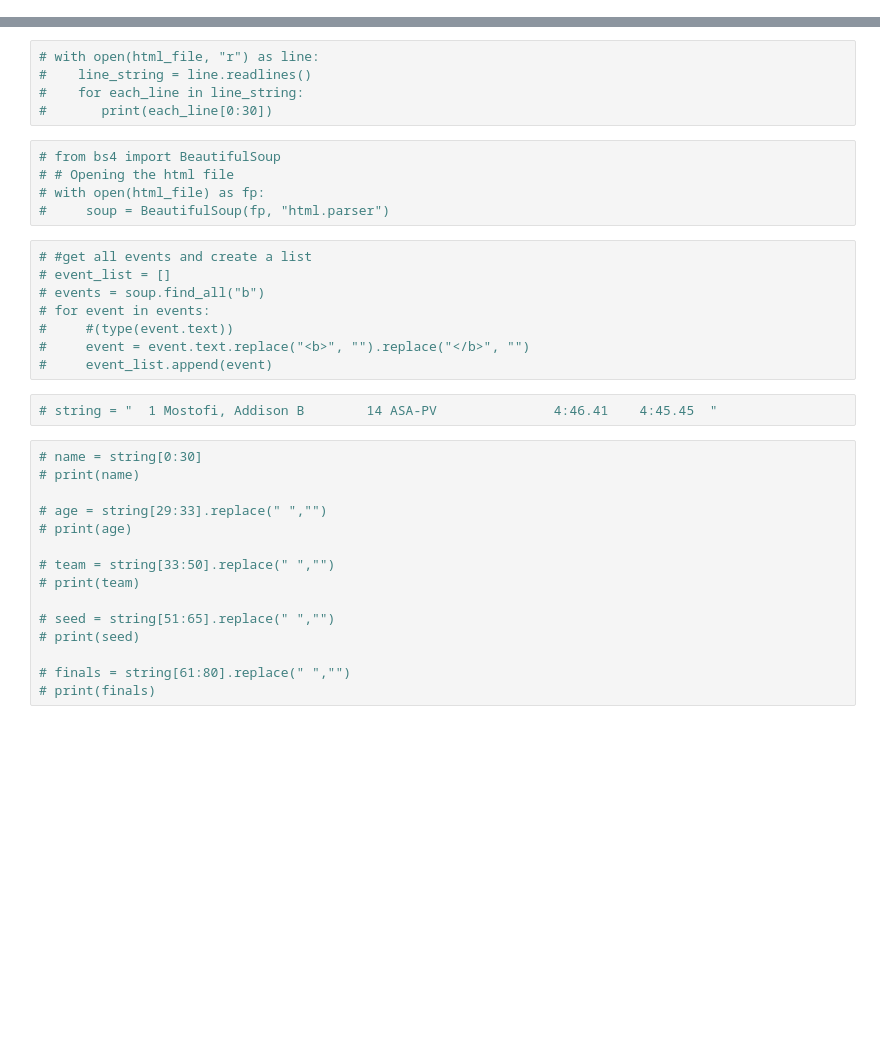
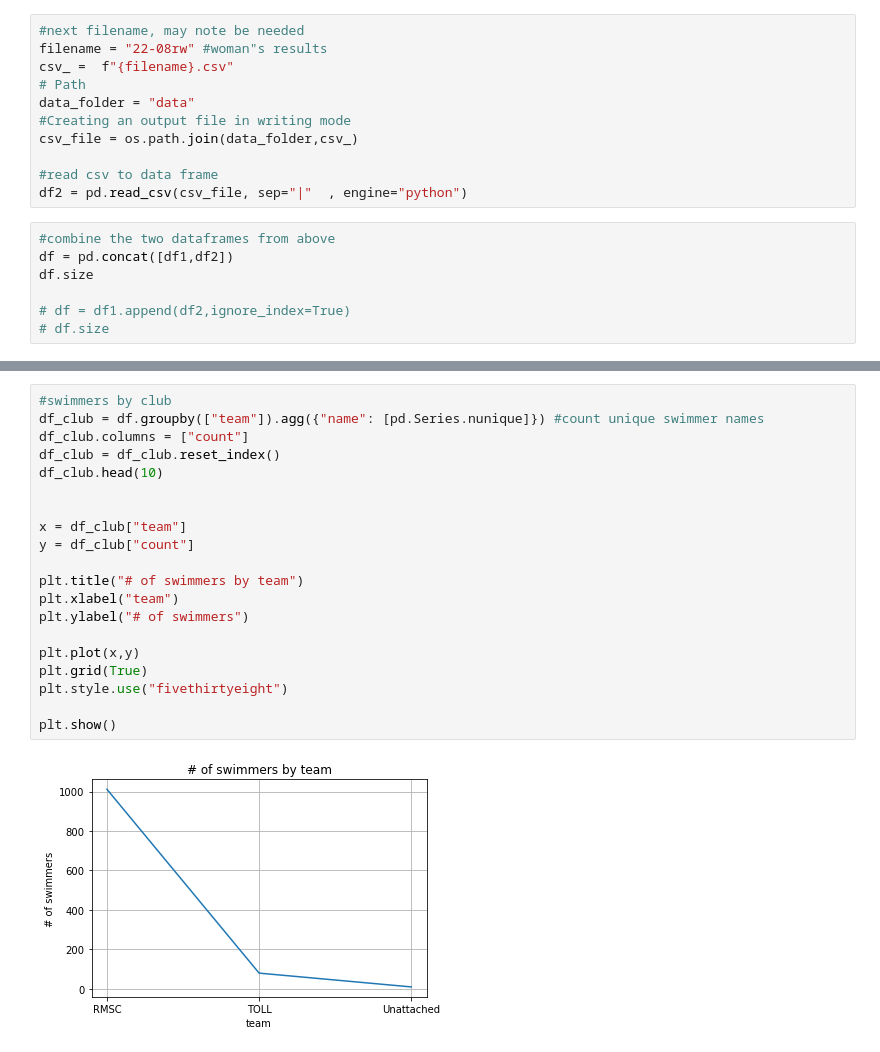
Before and after one commit to mkertajaya/swim_results, a Jupyter notebook: explore.ipynb, the cells around one changed output, grey strips where cells are left out. Drawn from its saved outputs; the diff is of its cells as text; blank space fills up the shorter version.

```diff
--- a/explore.ipynb
+++ b/explore.ipynb
@@ -69,0 +18,18 @@ df[filt]
+# %%
+#next filename, may note be needed
+filename = "22-08rw" #woman"s results
+csv_ =  f"{filename}.csv"
+# Path
+data_folder = "data"
+#Creating an output file in writing mode
+csv_file = os.path.join(data_folder,csv_)
+
+#read csv to data frame
+df2 = pd.read_csv(csv_file, sep="|"  , engine="python")
+# %%
+#combine the two dataframes from above
+df = pd.concat([df1,df2])
+df.size
+
+# df = df1.append(df2,ignore_index=True)
+# df.size
@@ -88,35 +47,22 @@ memory usage: 72.1+ KB
-# %%
-# with open(html_file, "r") as line:
-#    line_string = line.readlines()
-#    for each_line in line_string:
-#       print(each_line[0:30])
-# %%
-# from bs4 import BeautifulSoup
-# # Opening the html file
-# with open(html_file) as fp:
-#     soup = BeautifulSoup(fp, "html.parser")
-# %%
-# #get all events and create a list
-# event_list = []
-# events = soup.find_all("b")
-# for event in events:
-#     #(type(event.text))
-#     event = event.text.replace("<b>", "").replace("</b>", "")
-#     event_list.append(event)
-# %%
-# string = "  1 Mostofi, Addison B        14 ASA-PV               4:46.41    4:45.45  "
-# %%
-# name = string[0:30]
-# print(name)
-
-# age = string[29:33].replace(" ","")
-# print(age)
-
-# team = string[33:50].replace(" ","")
-# print(team)
-
-# seed = string[51:65].replace(" ","")
-# print(seed)
-
-# finals = string[61:80].replace(" ","")
-# print(finals)
+# %%
+#swimmers by club
+df_club = df.groupby(["team"]).agg({"name": [pd.Series.nunique]}) #count unique swimmer names
+df_club.columns = ["count"]
+df_club = df_club.reset_index()
+df_club.head(10)
+
+
+x = df_club["team"]
+y = df_club["count"]
+
+plt.title("# of swimmers by team")
+plt.xlabel("team")
+plt.ylabel("# of swimmers")
+
+plt.plot(x,y)
+plt.grid(True)
+plt.style.use("fivethirtyeight")
+
+plt.show()
+# %% [output]
+[figure, added]
```
Also changed, not shown: parts of 22 cells of this notebook, 14 other files.
